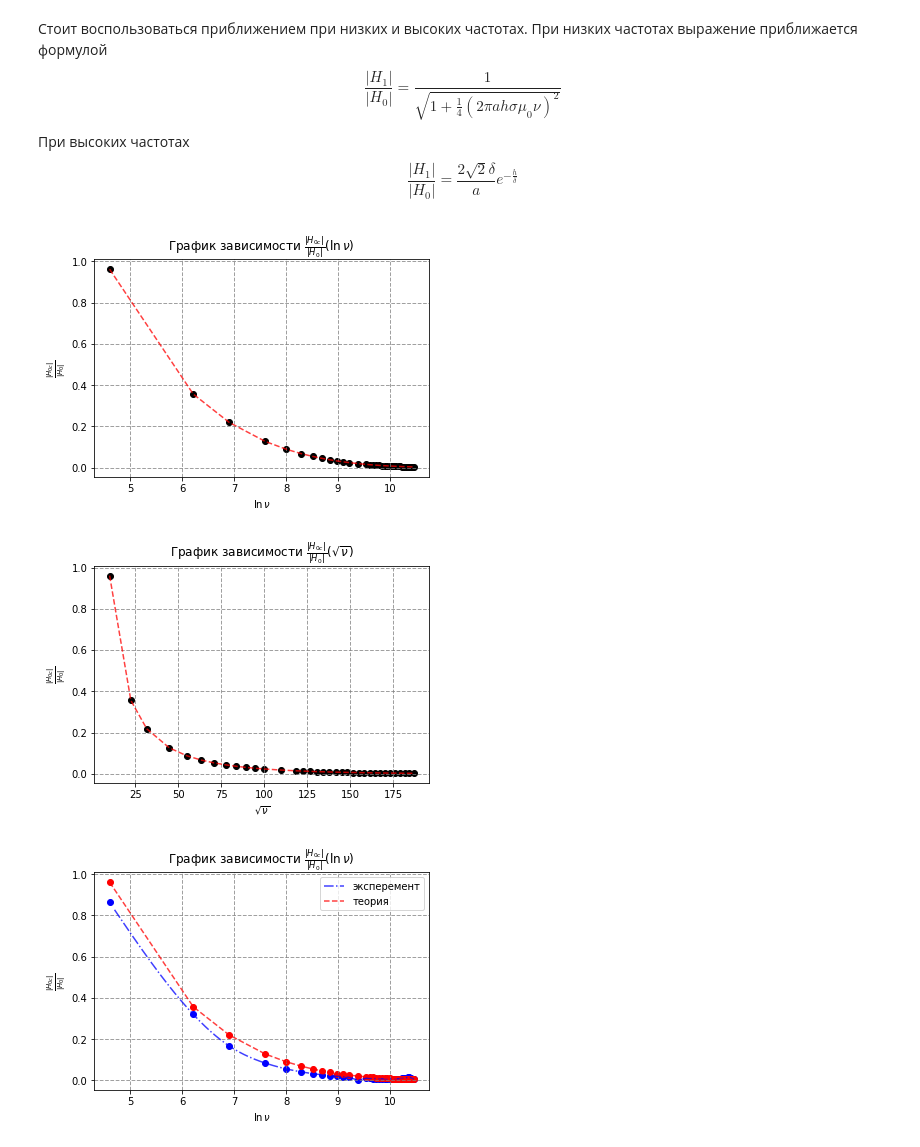
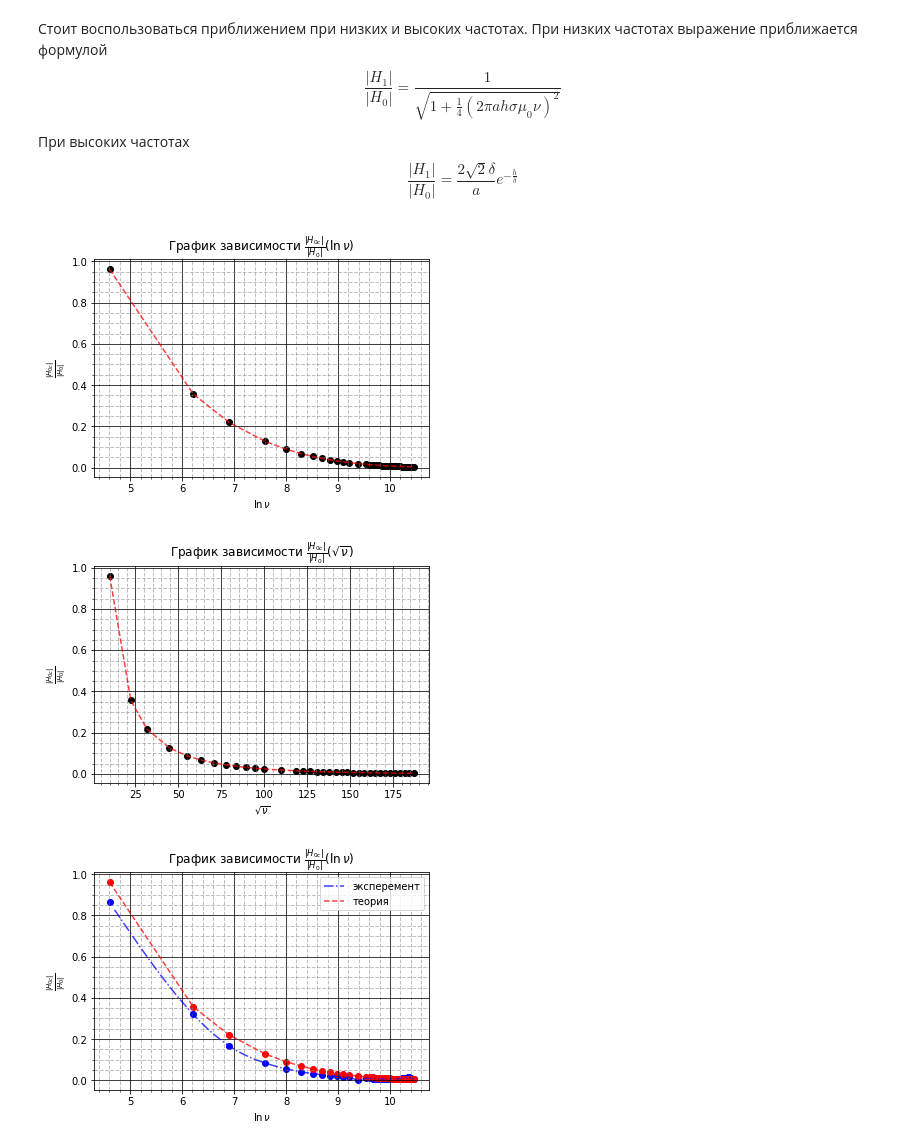
Before and after one commit to pavel-collab/MIPT_Labs, a Jupyter notebook: 3.7.1/python/graphics.ipynb, the cells around one changed output. Cells and saved outputs as stored; diff of their text form; code cells hidden in the pictures.

```diff
--- a/3.7.1/python/graphics.ipynb
+++ b/3.7.1/python/graphics.ipynb
@@ -206,7 +255,10 @@ fig4, ax4 = PythonGraphMod.CreateSimpleGraph()
 ax4.scatter(np.log(hight_f), hight_H(hight_f), c = 'black', marker = 'o')
 plt.plot(np.log(hight_f), hight_H(hight_f), color='red', alpha=.75, lw=1.5, ls='--')
 
-PythonGraphMod.AddGreed(ax4)
+ax4.minorticks_on()
+ax4.grid(which = 'major', color = 'black', linewidth = 1, linestyle = '-', alpha = 0.75)
+ax4.grid(which = 'minor', color = 'grey', linewidth = 1, linestyle = '--', alpha = 0.5)
+
 plt.ylabel(r'$\frac{|H_{0c}|}{|H_0|}$')
 plt.xlabel(r'$\ln{\nu}$')
 plt.title (r'График зависимости $\frac{|H_{0c}|}{|H_0|}(\ln{\nu})$')
@@ -214,22 +266,25 @@ plt.show()
 
 fig4.savefig("../images/H_H0(log).jpg")
 # %% [output]
-[figure, old version]
+[figure, new version]
 # %%
 fig7, ax7 = PythonGraphMod.CreateSimpleGraph()
 
 ax7.scatter(np.sqrt(hight_f), hight_H(hight_f), c = 'black', marker = 'o')
 plt.plot(np.sqrt(hight_f), hight_H(hight_f), color='red', alpha=.75, lw=1.5, ls='--')
 
-PythonGraphMod.AddGreed(ax7)
+ax7.minorticks_on()
+ax7.grid(which = 'major', color = 'black', linewidth = 1, linestyle = '-', alpha = 0.75)
+ax7.grid(which = 'minor', color = 'grey', linewidth = 1, linestyle = '--', alpha = 0.5)
+
 plt.ylabel(r'$\frac{|H_{0c}|}{|H_0|}$')
 plt.xlabel(r'$\sqrt{\nu}$')
 plt.title (r'График зависимости $\frac{|H_{0c}|}{|H_0|}(\sqrt{\nu})$')
 plt.show()
 
 fig7.savefig("../images/H_H0(sqrt).jpg")
 # %% [output]
-[figure, old version]
+[figure, new version]
 # %%
 fig5, ax5 = PythonGraphMod.CreateSimpleGraph()
 
@@ -239,7 +294,10 @@ ax5.scatter(np.log(hight_f), hight_H(hight_f), c = 'red', marker = 'o')
 plt.plot(np.log(hight_f), hight_H(hight_f), color='red', alpha=.75, lw=1.5, ls='--', label='теория')
 
 
-PythonGraphMod.AddGreed(ax5)
+ax5.minorticks_on()
+ax5.grid(which = 'major', color = 'black', linewidth = 1, linestyle = '-', alpha = 0.75)
+ax5.grid(which = 'minor', color = 'grey', linewidth = 1, linestyle = '--', alpha = 0.5)
+
 plt.ylabel(r'$\frac{|H_{0c}|}{|H_0|}$')
 plt.xlabel(r'$\ln{\nu}$')
 plt.title (r'График зависимости $\frac{|H_{0c}|}{|H_0|}(\ln{\nu})$')
@@ -248,7 +306,7 @@ plt.show()
 
 fig5.savefig("../images/exp_th(log).jpg")
 # %% [output]
-[figure, old version]
+[figure, new version]
 # %%
 fig8, ax8 = PythonGraphMod.CreateSimpleGraph()
 
```
Also changed, not shown: parts of 8 cells of this notebook, 12 other files.
